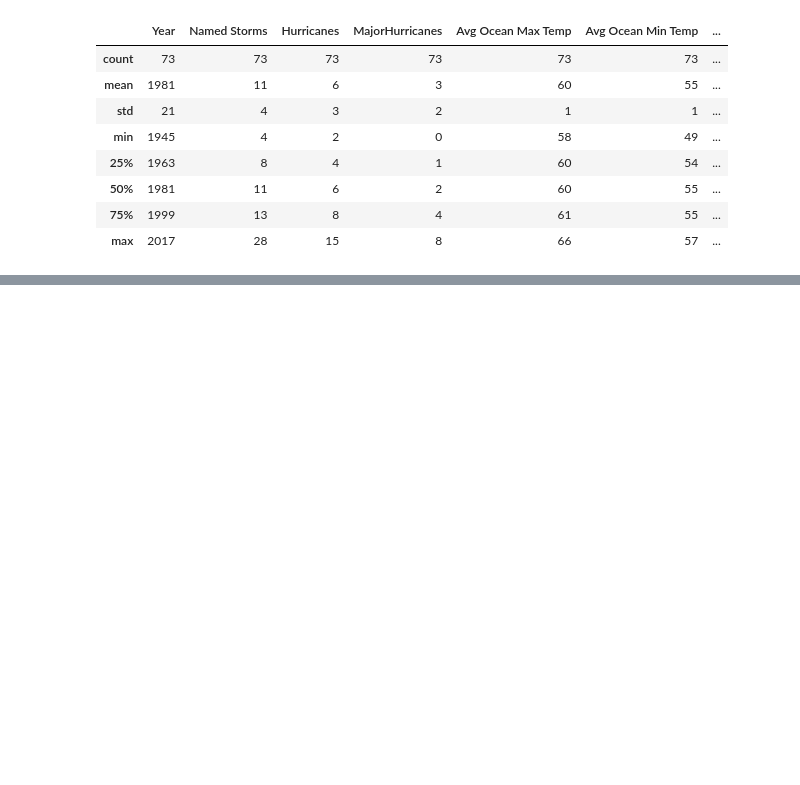
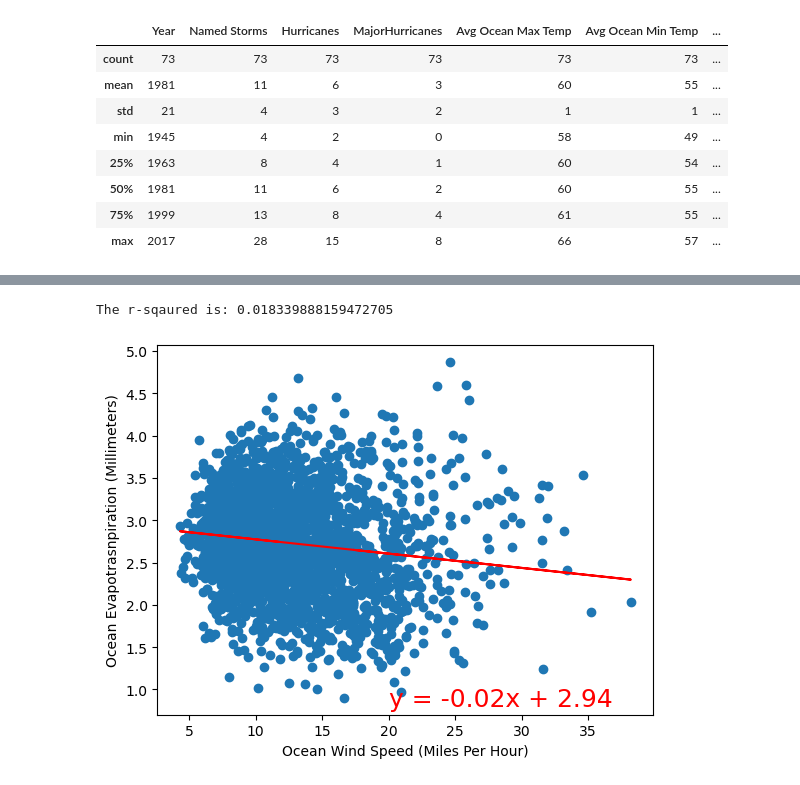
Before and after one commit to cpparker823/Project_1_Hurricanes, a Jupyter notebook: Untitled1.ipynb, the cells around one changed output, grey strips where cells are left out. Drawn from its saved outputs; the diff is of its cells as text; code cells hidden in the pictures; blank space fills up the shorter version.

```diff
--- a/Untitled1.ipynb
+++ b/Untitled1.ipynb
@@ -157,0 +146,21 @@ summary
+# %%
+# add the linear regression equation and line
+x_values = sept_ocean_data["wind_speed_10m_max (mp/h)"]
+y_values = sept_ocean_data["et0_fao_evapotranspiration (mm)"]
+(slope, intercept, rvalue, pvalue, stderr) = linregress(x_values, y_values)
+regress_values = x_values * slope + intercept
+line_eq = "y = " + str(round(slope,2)) + "x + " + str(round(intercept,2))
+plt.scatter(x_values,y_values)
+plt.plot(x_values,regress_values,"r-")
+
+# Add the line equation
+# plt.annotate(line_eq, (x_position, y_position), fontsize=12, color='red')
+
+plt.annotate(line_eq,(20,.8),fontsize=18,color="red")
+plt.xlabel('Ocean Wind Speed (Miles Per Hour)')
+plt.ylabel('Ocean Evapotrasnpiration (Millimeters)')
+print(f"The r-sqaured is: {rvalue**2}")
+plt.show()
+# %% [output]
+The r-sqaured is: 0.018339888159472705
+[figure, added]
```
Also changed, not shown: parts of 3 cells of this notebook, 9 other files.
